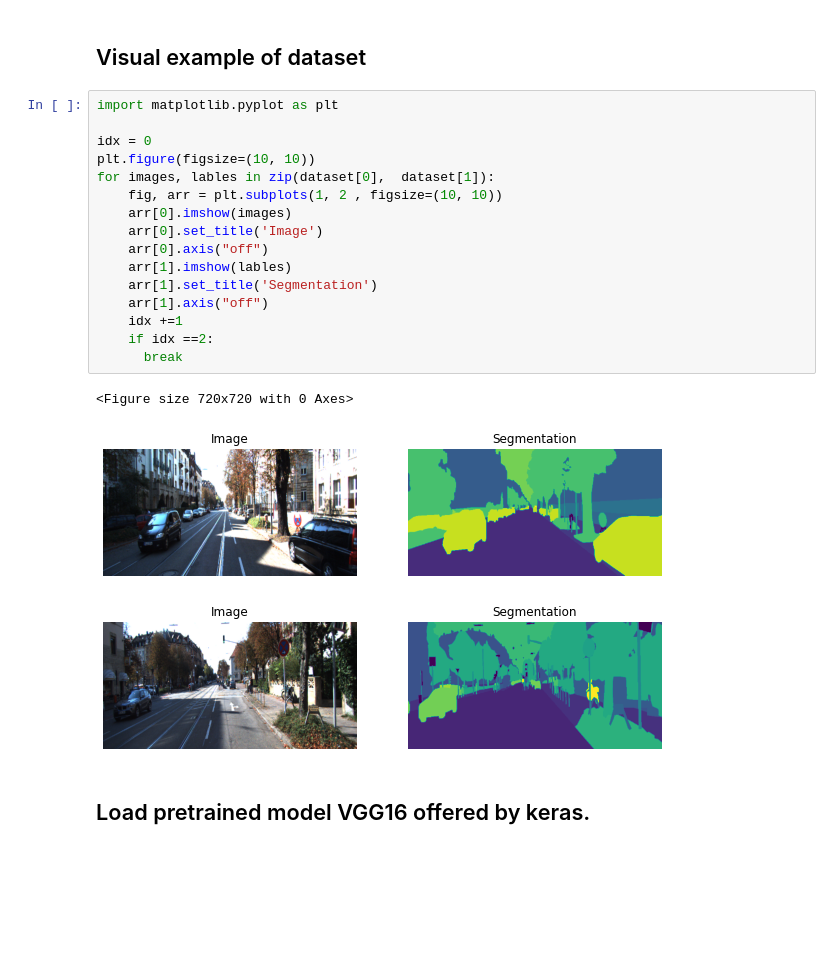
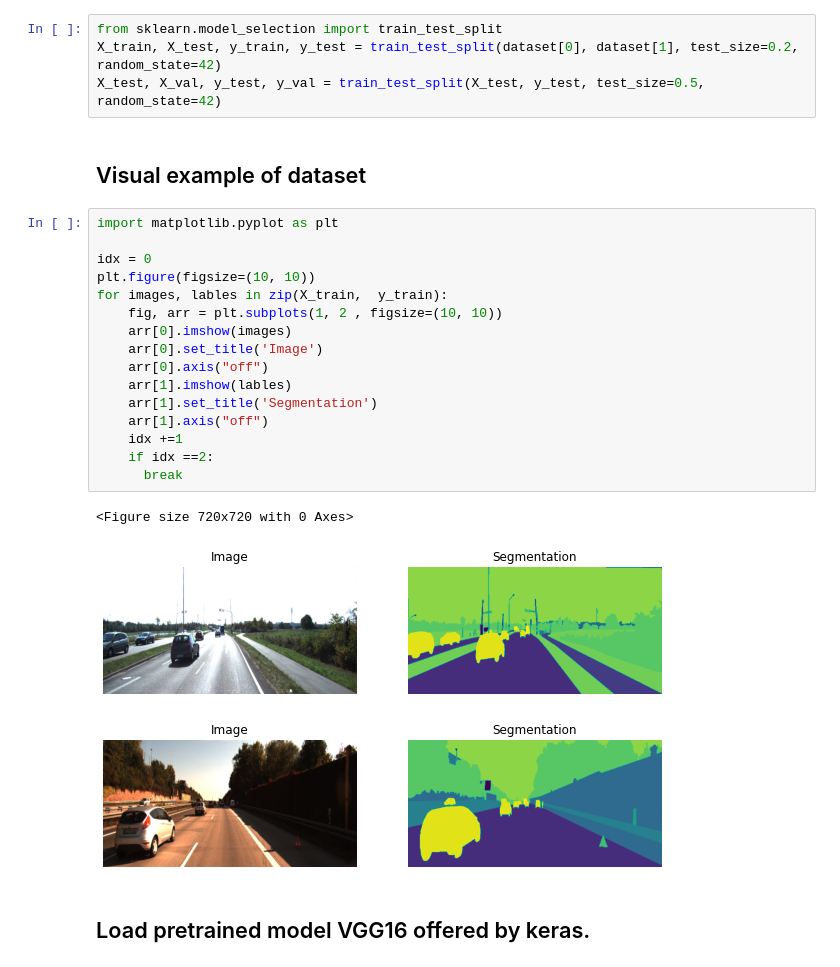
Before and after one commit to nongthanhhong/CS406.M11, a Jupyter notebook: Unet/Unet_notebook.ipynb, the cells around one changed output. Saved outputs shown, nothing was run; the diff lists cells and outputs as text; blank space fills up the shorter version.

```diff
--- a/Unet/Unet_notebook.ipynb
+++ b/Unet/Unet_notebook.ipynb
@@ -389,28 +389,32 @@ print(len(lst_train_x),len(lst_train_y))
 200 200
 # %%
 dataset = load_data(lst_train_x, lst_train_y)
+# %%
+from sklearn.model_selection import train_test_split
+X_train, X_test, y_train, y_test = train_test_split(dataset[0], dataset[1], test_size=0.2, random_state=42)
+X_test, X_val, y_test, y_val = train_test_split(X_test, y_test, test_size=0.5, random_state=42)
 # %% [markdown]
 ## Visual example of dataset
 # %%
 import matplotlib.pyplot as plt
 
 idx = 0
 plt.figure(figsize=(10, 10))
-for images, lables in zip(dataset[0],  dataset[1]):
+for images, lables in zip(X_train,  y_train):
     fig, arr = plt.subplots(1, 2 , figsize=(10, 10))
     arr[0].imshow(images)
     arr[0].set_title('Image')
     arr[0].axis("off")
     arr[1].imshow(lables)
     arr[1].set_title('Segmentation')
     arr[1].axis("off")
     idx +=1
     if idx ==2:
       break
 # %% [output]
 <Figure size 720x720 with 0 Axes>
-[figure, old version]
+[figure, new version]
-[figure, old version]
+[figure, new version]
 # %% [markdown]
 ## Load pretrained model VGG16 offered by keras.
 # %%
```
Also changed, not shown: parts of 4 cells of this notebook, 8 other files.
